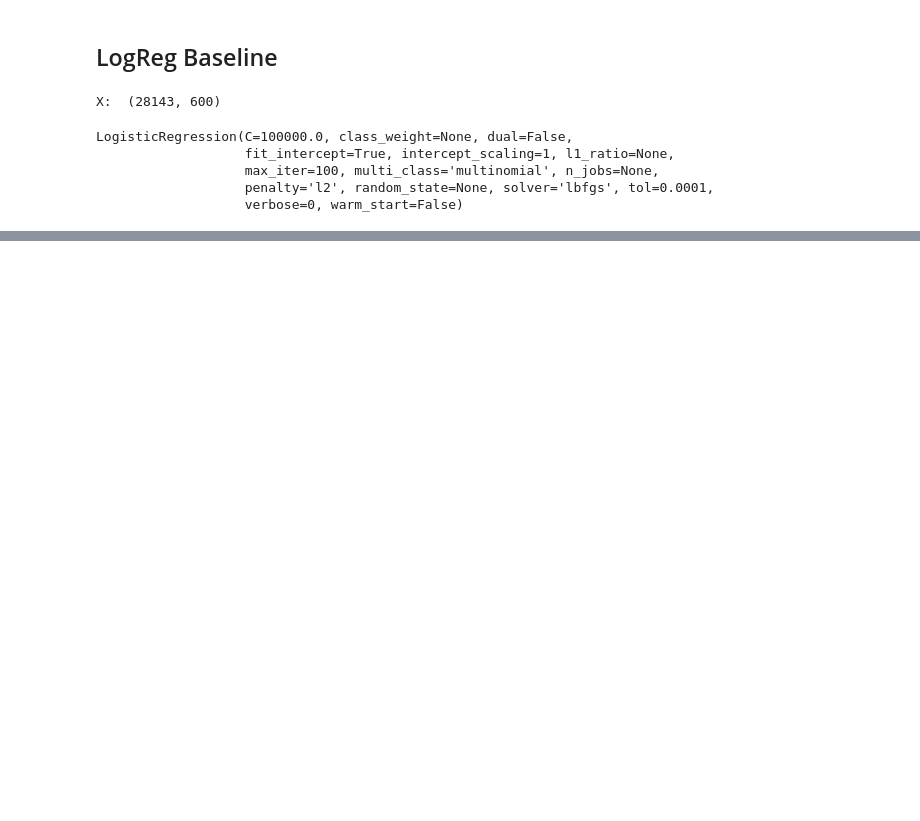
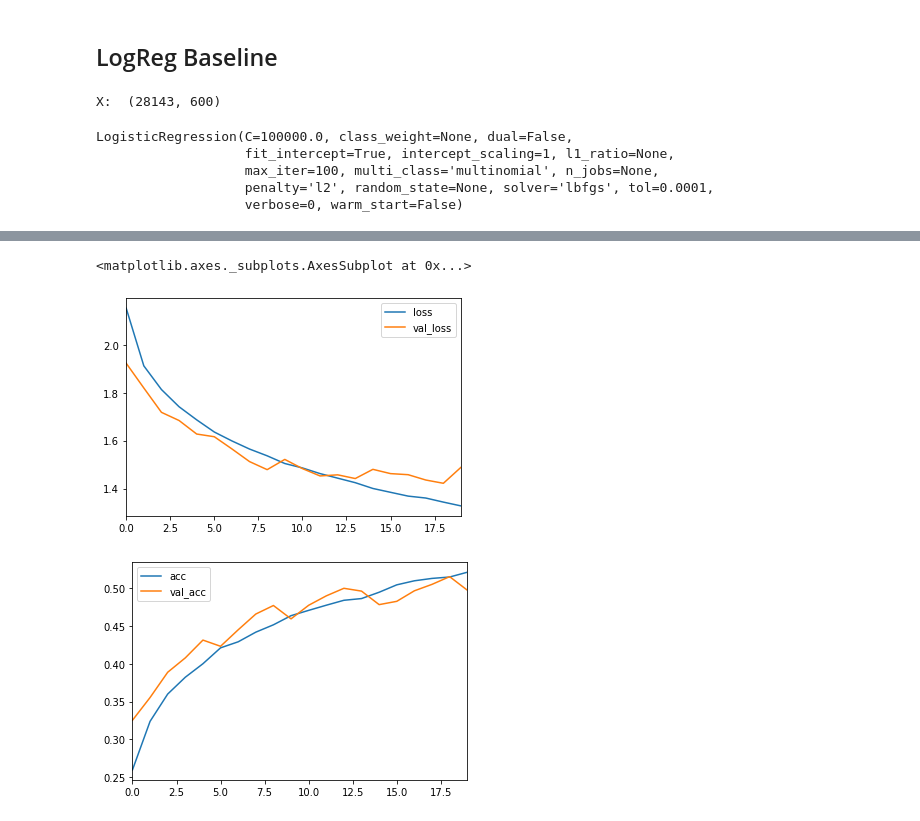
Before and after one commit to LACoderDeBH/CS230_HAR_WISDM, a Jupyter notebook: Phone.ipynb, the cells around one changed output, grey strips where cells are left out. Saved outputs shown, nothing was run; the diff lists cells and outputs as text; code cells hidden in the pictures; blank space fills up the shorter version.

```diff
--- a/Phone.ipynb
+++ b/Phone.ipynb
@@ -419,0 +502,8 @@ sn.heatmap(df_cm_2, annot=True, fmt='g')
+# %%
+metrics_history = pd.DataFrame(history.history)
+metrics_history[['loss', 'val_loss']].plot() #loss = train loss, val_loss = validation Loss
+metrics_history[['acc', 'val_acc']].plot() # acc = train acc, val_acc = validation acc
+# %% [output]
+<matplotlib.axes._subplots.AxesSubplot at 0x...>
+[figure, added]
+[figure, added]
```
Also changed, not shown: parts of 31 cells of this notebook.
